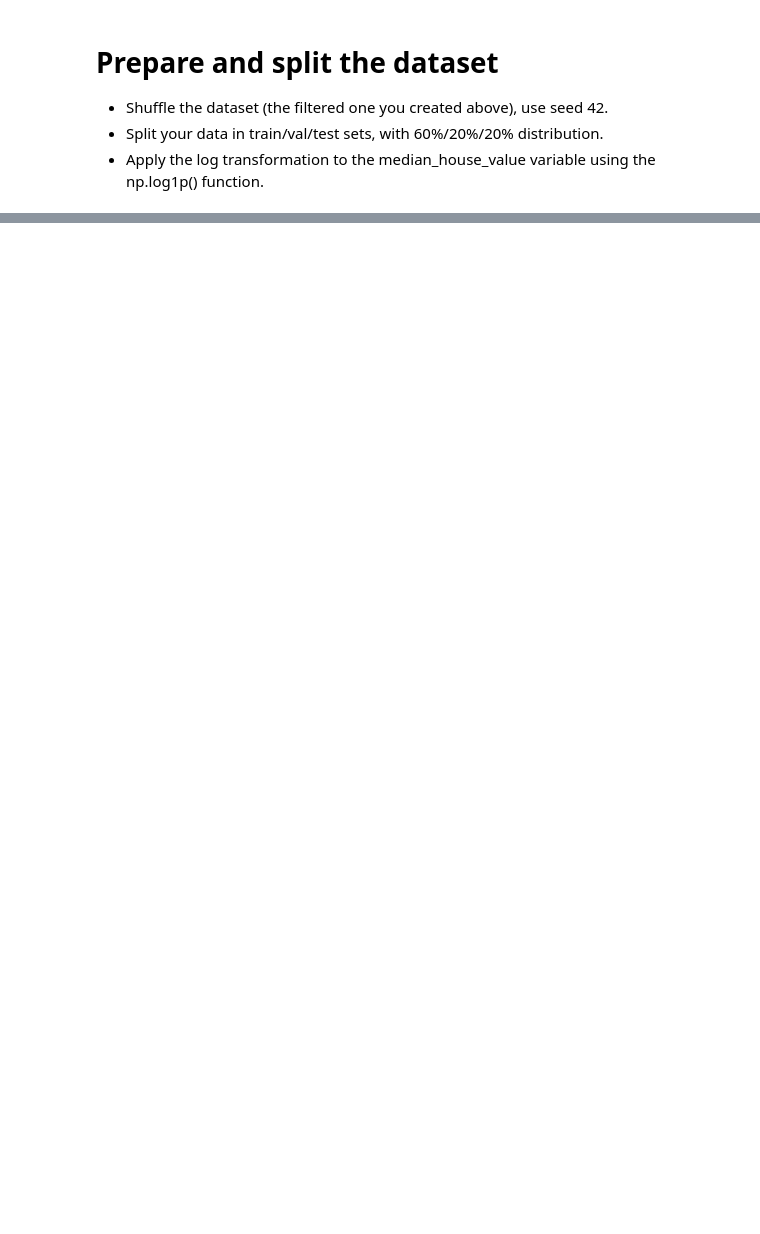
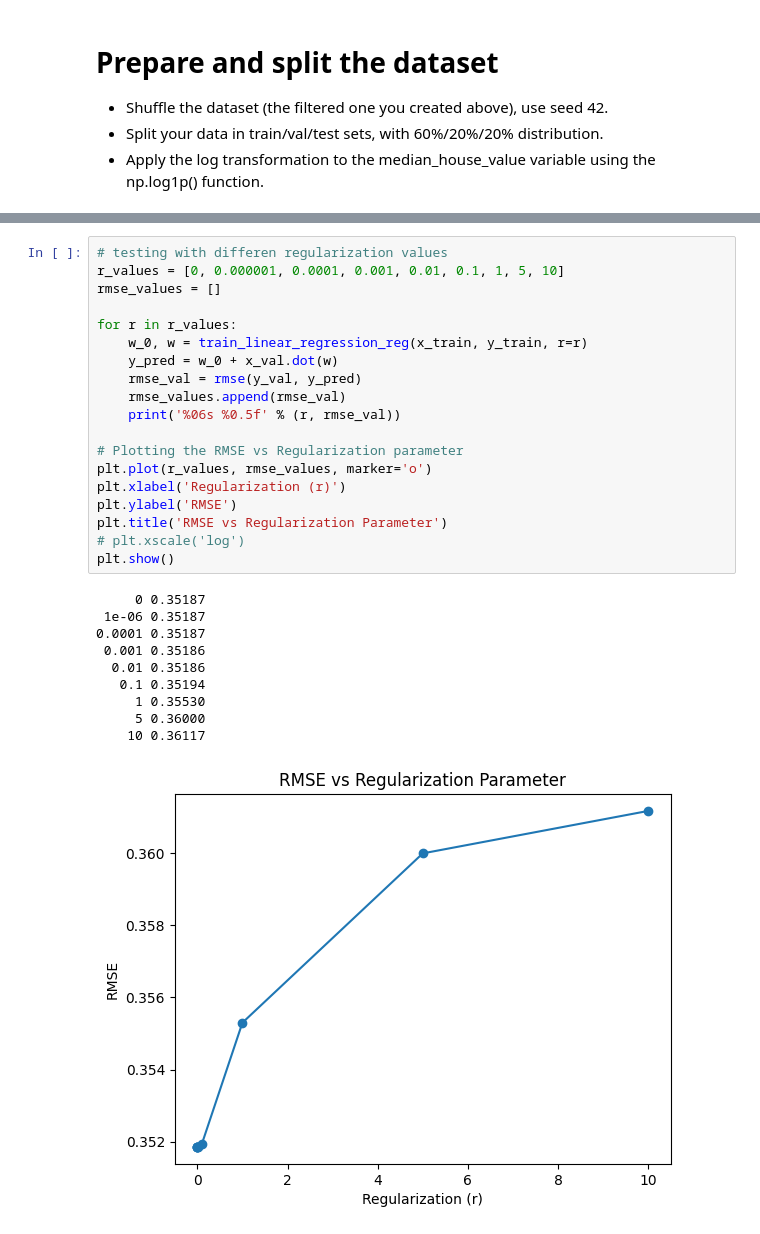
Before and after one commit to arifmohamad/Portfolio, a Jupyter notebook: 02-regression.ipynb, the cells around one changed output, grey strips where cells are left out. Saved outputs shown, nothing was run; the diff lists cells and outputs as text; blank space fills up the shorter version.

```diff
--- a/02-regression.ipynb
+++ b/02-regression.ipynb
@@ -278,0 +367,30 @@ housing
+# %%
+# testing with differen regularization values
+r_values = [0, 0.000001, 0.0001, 0.001, 0.01, 0.1, 1, 5, 10]
+rmse_values = []
+
+for r in r_values:
+    w_0, w = train_linear_regression_reg(x_train, y_train, r=r)
+    y_pred = w_0 + x_val.dot(w)
+    rmse_val = rmse(y_val, y_pred)
+    rmse_values.append(rmse_val)
+    print('%06s %0.5f' % (r, rmse_val))
+
+# Plotting the RMSE vs Regularization parameter
+plt.plot(r_values, rmse_values, marker='o')
+plt.xlabel('Regularization (r)')
+plt.ylabel('RMSE')
+plt.title('RMSE vs Regularization Parameter')
+# plt.xscale('log')
+plt.show()
+# %% [output]
+     0 0.35187
+ 1e-06 0.35187
+0.0001 0.35187
+ 0.001 0.35186
+  0.01 0.35186
+   0.1 0.35194
+     1 0.35530
+     5 0.36000
+    10 0.36117
+[figure, added]
```
Also changed, not shown: parts of 61 cells of this notebook, 1 other file.
